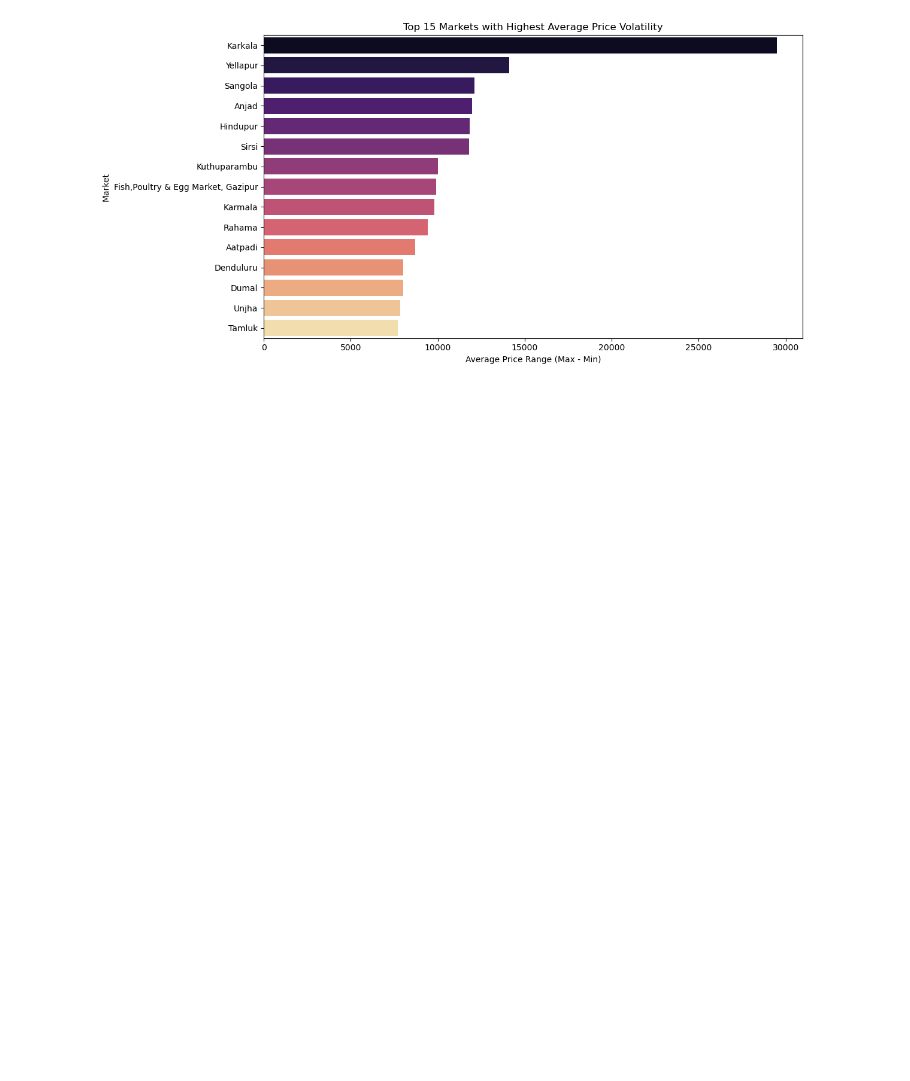
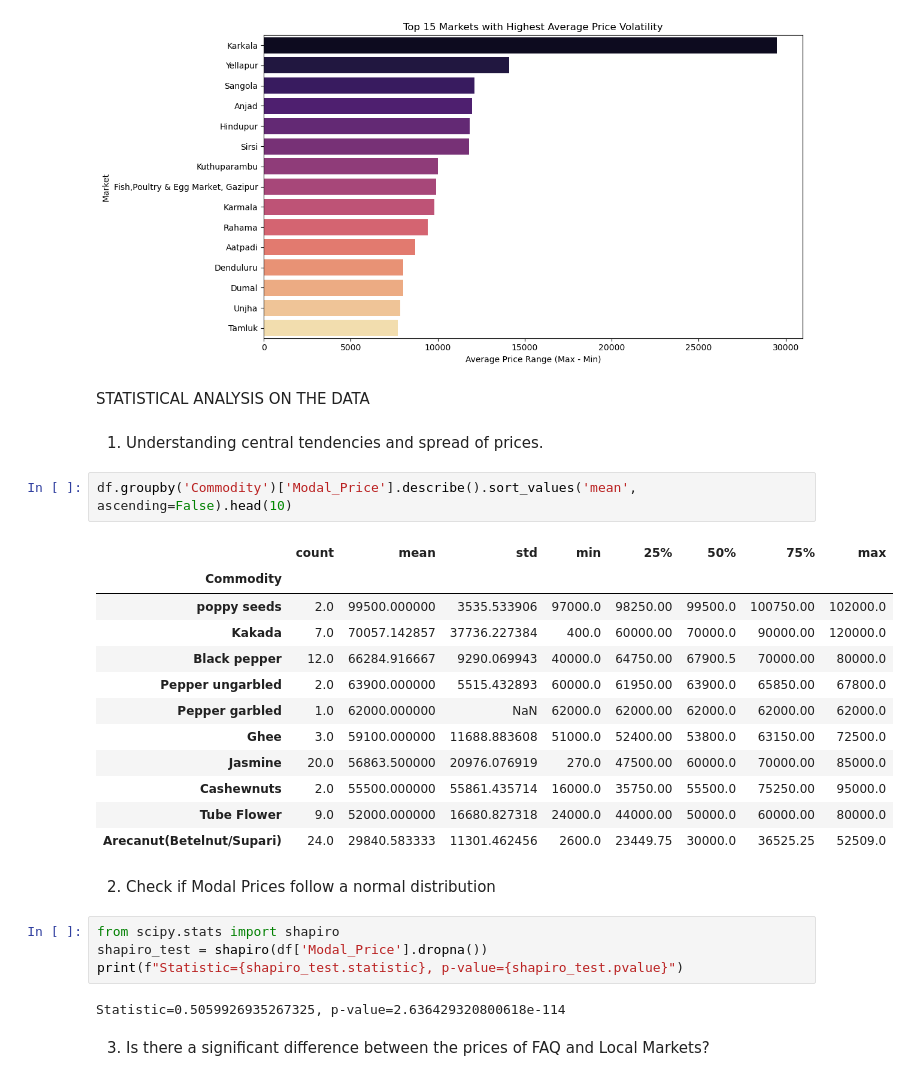
Before and after one commit to nishthaq3/CommodityPriceTracker, a Jupyter notebook: eda/analysis.ipynb, the cells around one changed output. Drawn from its saved outputs; the diff is of its cells as text; blank space fills up the shorter version.

Commit message:
Statistical analysis added

```diff
--- a/eda/analysis.ipynb
+++ b/eda/analysis.ipynb
@@ -246,3 +275,32 @@ Passing `palette` without assigning `hue` is deprecated and will be removed in v
 
   sns.barplot(x=volatility_df.values, y=volatility_df.index, palette='magma')
 [figure]
+# %% [markdown]
+STATISTICAL ANALYSIS ON THE DATA
+# %% [markdown]
+1. Understanding central tendencies and spread of prices.
+# %%
+df.groupby('Commodity')['Modal_Price'].describe().sort_values('mean', ascending=False).head(10)
+# %% [output]
+|  | count | mean | std | min | 25% | 50% | 75% | max |
+| Commodity |  |  |  |  |  |  |  |  |
+| poppy seeds | 2.0 | 99500.000000 | 3535.533906 | 97000.0 | 98250.00 | 99500.0 | 100750.00 | 102000.0 |
+| Kakada | 7.0 | 70057.142857 | 37736.227384 | 400.0 | 60000.00 | 70000.0 | 90000.00 | 120000.0 |
+| Black pepper | 12.0 | 66284.916667 | 9290.069943 | 40000.0 | 64750.00 | 67900.5 | 70000.00 | 80000.0 |
+| Pepper ungarbled | 2.0 | 63900.000000 | 5515.432893 | 60000.0 | 61950.00 | 63900.0 | 65850.00 | 67800.0 |
+| Pepper garbled | 1.0 | 62000.000000 | NaN | 62000.0 | 62000.00 | 62000.0 | 62000.00 | 62000.0 |
+| Ghee | 3.0 | 59100.000000 | 11688.883608 | 51000.0 | 52400.00 | 53800.0 | 63150.00 | 72500.0 |
+| Jasmine | 20.0 | 56863.500000 | 20976.076919 | 270.0 | 47500.00 | 60000.0 | 70000.00 | 85000.0 |
+| Cashewnuts | 2.0 | 55500.000000 | 55861.435714 | 16000.0 | 35750.00 | 55500.0 | 75250.00 | 95000.0 |
+| Tube Flower | 9.0 | 52000.000000 | 16680.827318 | 24000.0 | 44000.00 | 50000.0 | 60000.00 | 80000.0 |
+| Arecanut(Betelnut/Supari) | 24.0 | 29840.583333 | 11301.462456 | 2600.0 | 23449.75 | 30000.0 | 36525.25 | 52509.0 |
+# %% [markdown]
+2. Check if Modal Prices follow a normal distribution
+# %%
+from scipy.stats import shapiro
+shapiro_test = shapiro(df['Modal_Price'].dropna())
+print(f"Statistic={shapiro_test.statistic}, p-value={shapiro_test.pvalue}")
+# %% [output]
+Statistic=0.5059926935267325, p-value=2.636429320800618e-114
+# %% [markdown]
+3. Is there a significant difference between the prices of FAQ and Local Markets?
```
Also changed, not shown: parts of 8 cells of this notebook.
